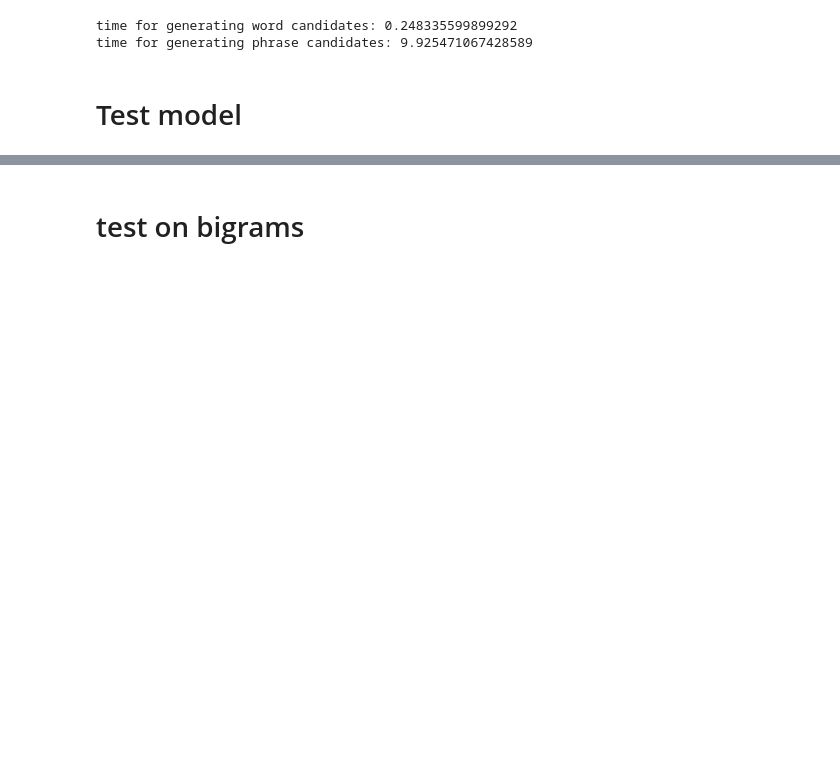
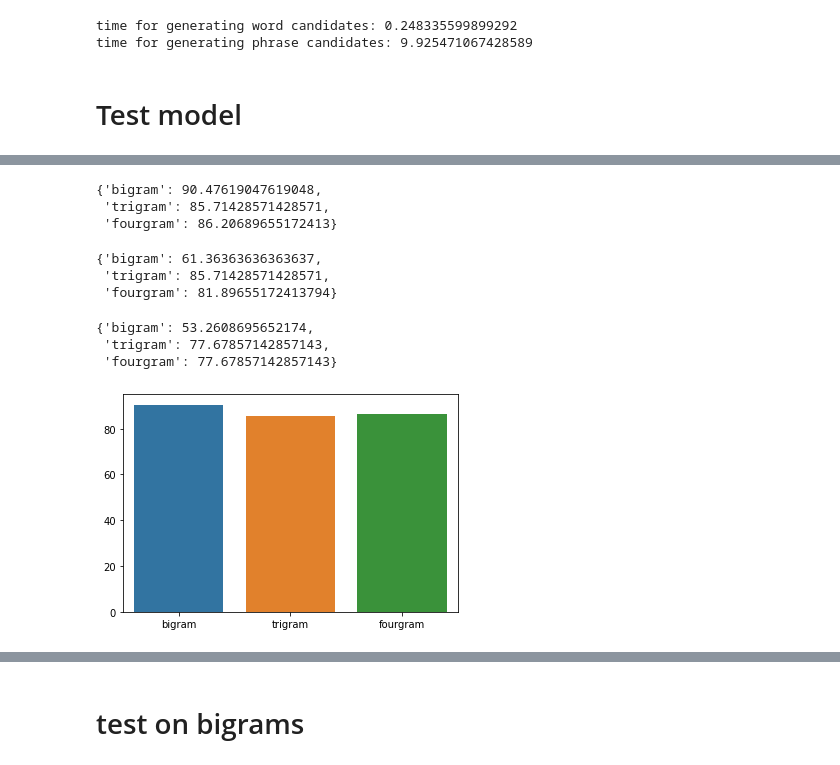
Before and after one commit to matinFT/persian-spell-checker, a Jupyter notebook: model.ipynb, the cells around one changed output, grey strips where cells are left out. Saved outputs shown, nothing was run; the diff lists cells and outputs as text; code cells hidden in the pictures; blank space fills up the shorter version.

Commit message:
added handmade mistakes, tested them and draw diagrams

```diff
--- a/model.ipynb
+++ b/model.ipynb
@@ -652,0 +686,3 @@ def test_spell_checker(spell_checker, df, save_time, return_times=False):
+# %%
+handmade_mistakes_df=pd.read_csv("handmade mistakes.csv", index_col=[0])
+handmade_mistakes_df.sample(n=10)
@@ -652,0 +701,6 @@ def test_spell_checker(spell_checker, df, save_time, return_times=False):
+# %%
+%%time
+# sample_df = random_error_df.query("`total edit distance`==1").sample(200).reset_index(drop=True)
+handmade_mistakes_sample_df1 = handmade_mistakes_df.query("`total edit distance`==1").reset_index(drop=True)
+accuracy1, non_empty_accuracy1, answeres1 = test_spell_checker(SP, handmade_mistakes_sample_df1, save_time=True)
+print(accuracy1, non_empty_accuracy1)
@@ -652,0 +726,16 @@ def test_spell_checker(spell_checker, df, save_time, return_times=False):
+# %%
+def cal_ngram_accuracies(df, answeres):
+    corrects = {"bigram":0, "trigram":0, "fourgram":0}
+    totals = {"bigram":0, "trigram":0, "fourgram":0}
+
+    for i in range(len(df)):
+        grams = len(tokenizer.tokenize_words(df.loc[i, "correct word"]))
+        index = "bigram" if grams==2 else ("trigram" if grams==3 else "fourgram")
+        if answeres[i] == df.loc[i, "correct word"]:
+            corrects[index]+=1
+        totals[index]+=1
+    return {"bigram":corrects["bigram"]/totals["bigram"]*100,
+            "trigram":corrects["trigram"]/totals["trigram"]*100,
+            "fourgram":corrects["fourgram"]/totals["fourgram"]*100}
+# %%
+one_edit_distance_ngram_accuracies = cal_ngram_accuracies(handmade_mistakes_sample_df1, answeres1)
@@ -652,0 +746,25 @@ def test_spell_checker(spell_checker, df, save_time, return_times=False):
+# %%
+one_edit_distance_ngram_accuracies
+# %% [output]
+{'bigram': 90.47619047619048,
+ 'trigram': 85.71428571428571,
+ 'fourgram': 86.20689655172413}
+# %%
+two_edit_distance_ngram_accuracies
+# %% [output]
+{'bigram': 61.36363636363637,
+ 'trigram': 85.71428571428571,
+ 'fourgram': 81.89655172413794}
+# %%
+three_edit_distance_ngram_accuracies
+# %% [output]
+{'bigram': 53.2608695652174,
+ 'trigram': 77.67857142857143,
+ 'fourgram': 77.67857142857143}
+# %%
+keys = list(one_edit_distance_ngram_accuracies.keys())
+# get values in the same order as keys, and parse percentage values
+vals = [float(one_edit_distance_ngram_accuracies[k]) for k in keys]
+sns.barplot(x=keys, y=vals, );
+# %% [output]
+[figure, added]
```
Also changed, not shown: parts of 33 cells of this notebook, 3 other files.
